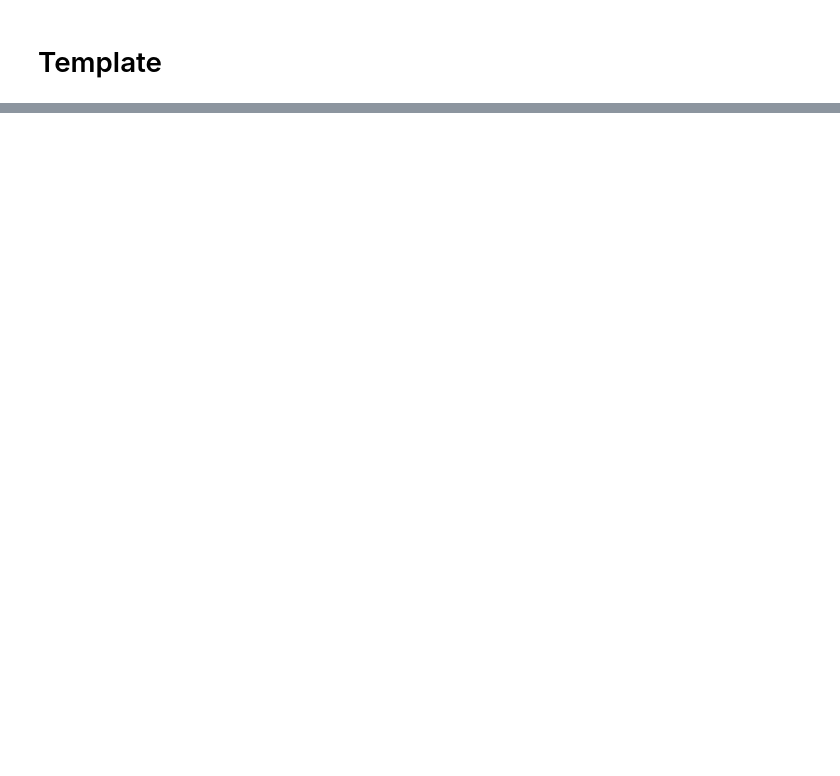
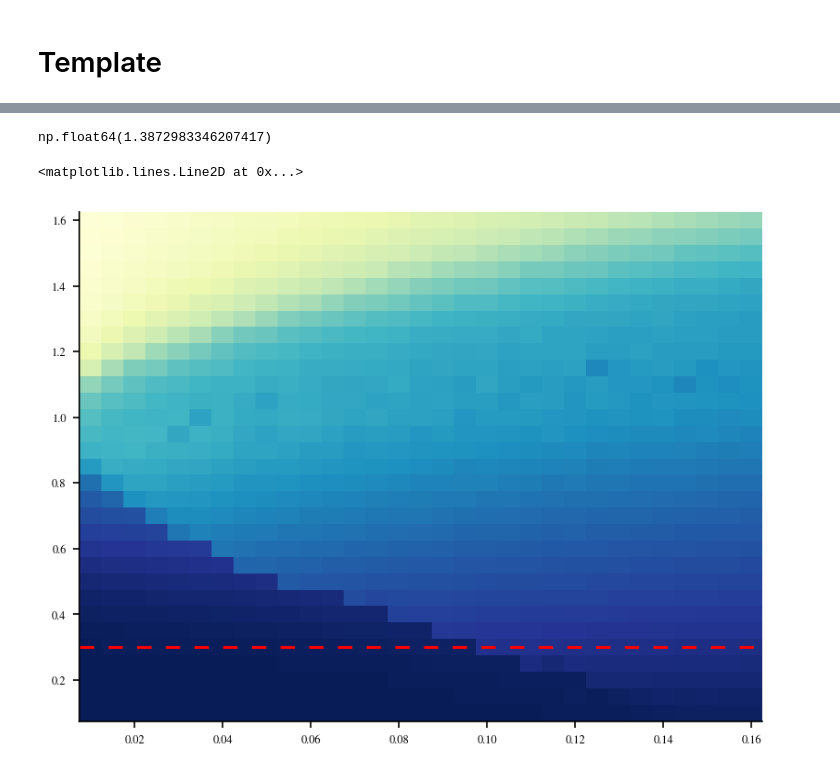
Before and after one commit to CristopherErazo/Hopfield_Dimensionality, a Jupyter notebook: notebooks/04-01-26-Mapping.ipynb, the cells around one changed output, grey strips where cells are left out. Drawn from its saved outputs; the diff is of its cells as text; code cells hidden in the pictures; blank space fills up the shorter version.

```diff
--- a/notebooks/04-01-26-Mapping.ipynb
+++ b/notebooks/04-01-26-Mapping.ipynb
@@ -209,0 +219,11 @@ for ic , pos in enumerate([(0.15,0.32),(0.25,0.32),(0.37,0.32)]):
+# %%
+1+np.sqrt(0.15)
+# %% [output]
+np.float64(1.3872983346207417)
+# %%
+z = results['means'][1][:,:,2]
+plt.pcolormesh(alphas,temps,z/N,cmap='YlGnBu_r',vmin=0,vmax=1)
+plt.axhline(T_star,ls=(0,(5,5)),color='red')
+# %% [output]
+<matplotlib.lines.Line2D at 0x...>
+[figure, added]
```
Also changed, not shown: parts of 6 cells of this notebook, 3 other files.
